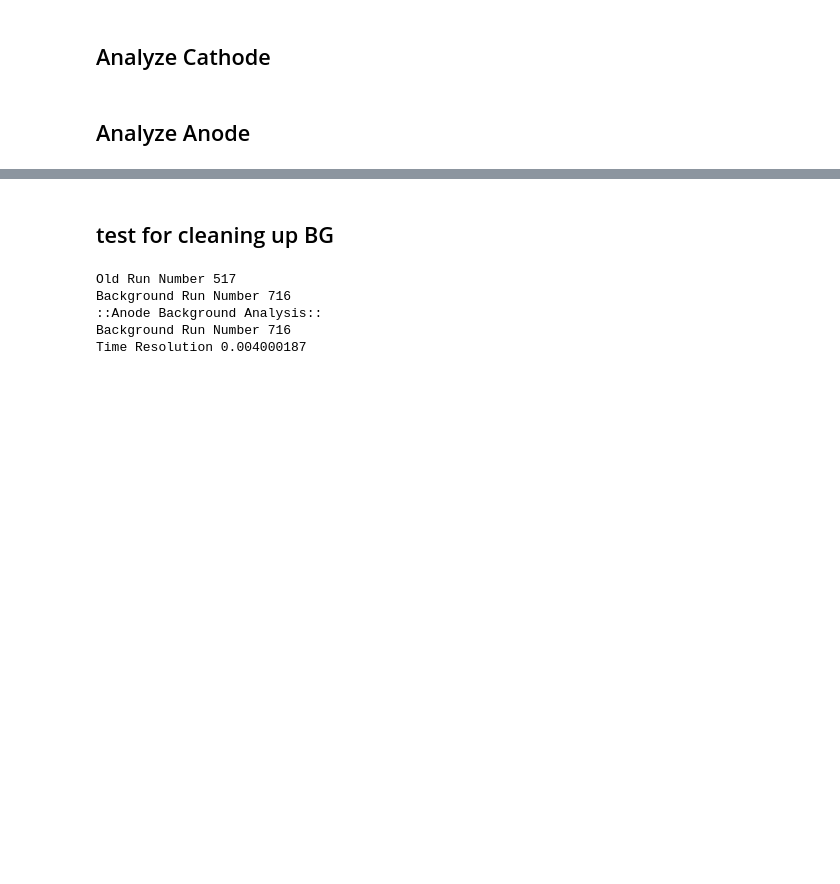
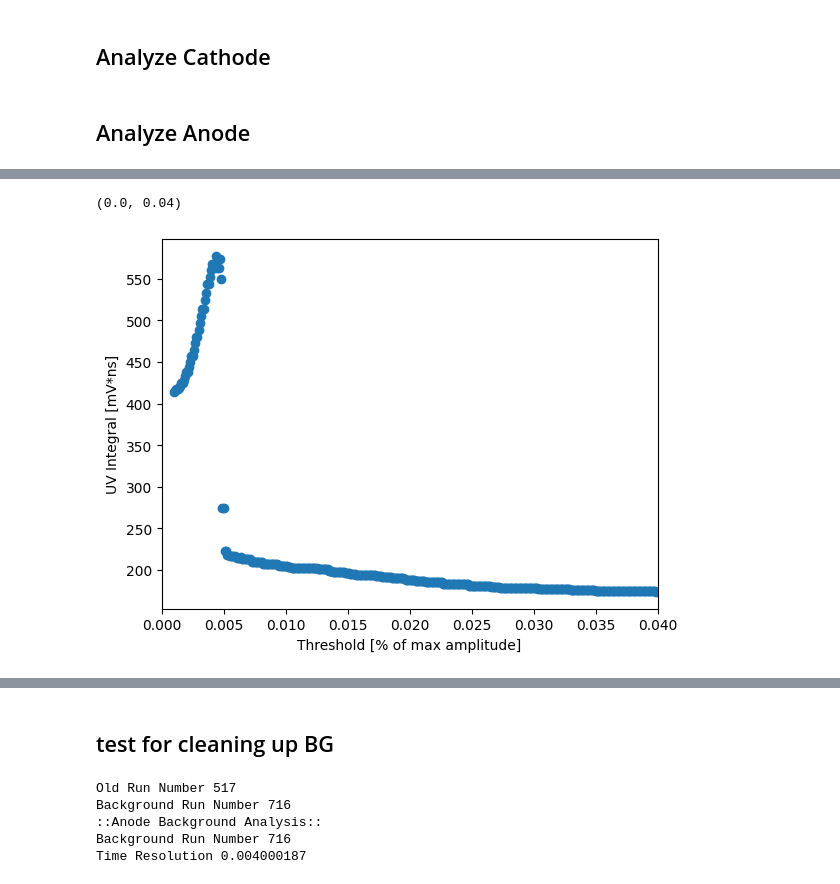
Before and after one commit to jbane11/nexo, a Jupyter notebook: Lab028/osci/Session_analysis.ipynb, the cells around one changed output, grey strips where cells are left out. Saved outputs shown, nothing was run; the diff lists cells and outputs as text; code cells hidden in the pictures; blank space fills up the shorter version.

```diff
--- a/Lab028/osci/Session_analysis.ipynb
+++ b/Lab028/osci/Session_analysis.ipynb
@@ -986,0 +1115,9 @@ def Analyze_Anode(waveform,background_waveform, type = 0,dobg_sub=1,stepcounts=[
+# %%
+plt.errorbar(y=UV_int,x=indexs,fmt="o",label="UV Integral")
+
+plt.xlabel("Threshold [% of max amplitude]")
+plt.ylabel("UV Integral [mV*ns]")
+plt.xlim(0,0.04)
+# %% [output]
+(0.0, 0.04)
+[figure, added]
```
Also changed, not shown: parts of 55 cells of this notebook.
